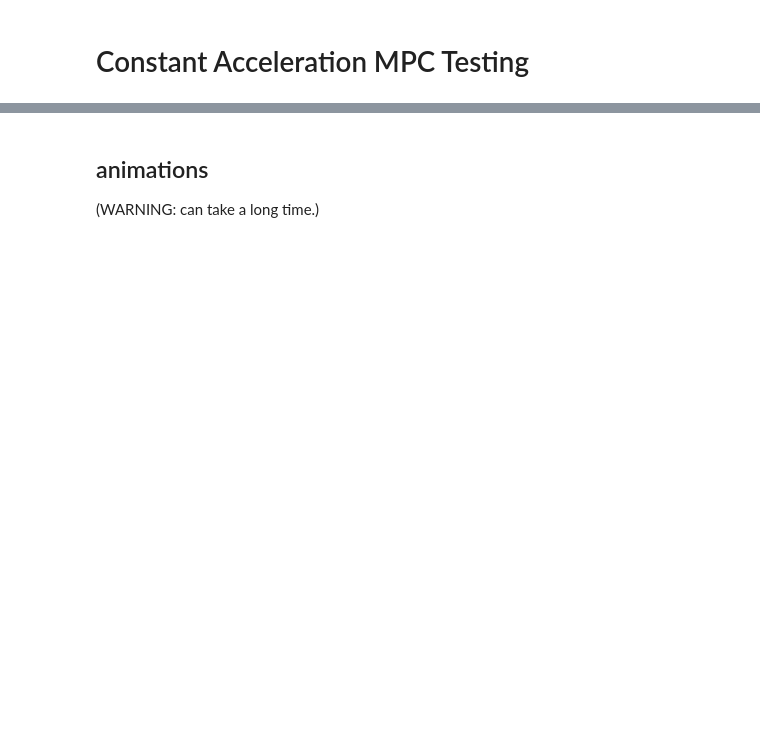
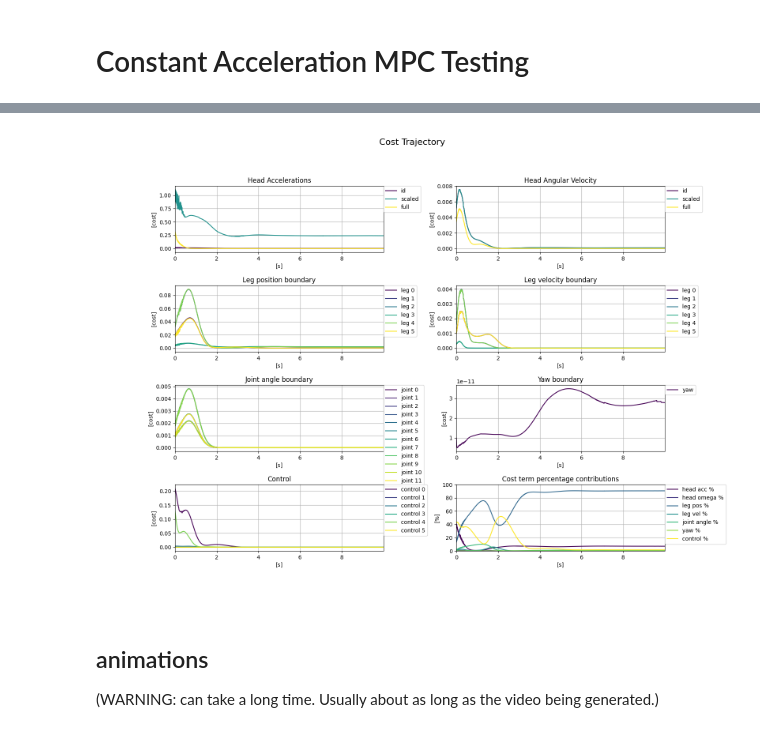
Before and after one commit to jozbee/mpc_comparison, a Jupyter notebook: notebooks/const_acc.ipynb, the cells around one changed output, grey strips where cells are left out. Cells and saved outputs as stored; diff of their text form; code cells hidden in the pictures; blank space fills up the shorter version.

Commit message:
add static cost plot

```diff
--- a/notebooks/const_acc.ipynb
+++ b/notebooks/const_acc.ipynb
@@ -40,13 +40,13 @@ omega_ref = jnp.tile(A=omega_ref, reps=(n, 1))
 # %%
 # cost setup
 
-weights = opt.Weights(
+weights = opt.ExpWeights(
     acc=jnp.array([1e1, 1e1, 1e0]),
     alpha_acc=jnp.array([4.0]),
 )
 
 # induces interesting periodic behavior...
-# weights = opt.Weights(
+# weights = opt.ExpWeights(
 #     acc=jnp.array([1e2, 1e2, 1e0]),
 #     omega=jnp.array([1e2, 1e2, 1e2]),
 #     alpha_acc=jnp.array([4.0]),
@@ -80,6 +80,12 @@ yaw_cost = quartic_cost.QuarticCost.from_bounds(
     low=-const.max_yaw,
     high=const.max_yaw,
 )
+cost_terms = opt.CostTerms(
+    leg_cost=leg_cost,
+    leg_vel_cost=leg_vel_cost,
+    joint_angle_cost=joint_angle_cost,
+    yaw_cost=yaw_cost,
+)
 # %%
 def table_sol_from_flat_control(state0: jax.Array, flat_control: jax.Array) -> utils.TableSol:
     control = opt.Control.from_flat(flat_control)
@@ -92,22 +98,19 @@ def table_sol_from_flat_control(state0: jax.Array, flat_control: jax.Array) -> u
     return table_sol
 # %%
 # train setup
-acados_get_cost = functools.partial(
+get_cost = functools.partial(
     opt.get_cost,
     weights=weights,
+    cost_terms=cost_terms,
     acc_ref=acc_ref,
     omega_ref=omega_ref,
-    leg_cost=leg_cost,
-    leg_vel_cost=leg_vel_cost,
-    joint_angle_cost=joint_angle_cost,
-    yaw_cost=yaw_cost,
     # state0=state0,
 )
 
 def train_step(
     state0: jax.Array, last_control: jax.Array, **kwargs
 ) -> tuple[jax.Array, jax.Array, utils.TableSol, sci_opt.OptimizeResult, float]:
-    cost, cost_jac, _ = acados_get_cost(state0=state0)
+    cost, cost_jac, _ = get_cost(state0=state0)
     t0 = time.time()
     opt_options = kwargs.get("opt_options", {"maxiter": 16, "maxls": 8})
     res = sci_opt.minimize(
@@ -170,6 +166,12 @@ plt.close("all")
 sol_list_end = []
 extra_steps = 0
 
-sol_list_end = viz.split_tablesol(sol_list[-1])
-extra_steps = sol_list[-1].u.shape[0] - 1
+# sol_list_end = viz.split_tablesol(sol_list[-1])
+# extra_steps = sol_list[-1].u.shape[0] - 1
+
+trajectory = sol_list + sol_list_end
+references= {
+    "xyz-acceleration": jnp.tile(A=acc_ref[0], reps=(len(trajectory), 1)),
+    "angular-velocity": jnp.tile(A=omega_ref[0], reps=(len(trajectory), 1)),
+}
 # %%
@@ -196,4 +184,15 @@ acados_human_fig = viz.plot_human_trajectory(
 # import pickle
 # with open("data/const_acc_400_sol.pickle", "wb") as f:
 #     pickle.dump(sol_list, f)
+# %%
+reps = (len(trajectory), 1, 1)
+cost_trajectory_fig = viz.plot_cost_trajectory(
+    acc_refs=jnp.tile(acc_ref, reps),
+    omega_refs=jnp.tile(omega_ref, reps),
+    weights=weights,
+    cost_terms=cost_terms,
+    trajectory=trajectory,
+)
+# %% [output]
+[figure, added]
 # %%
@@ -228,7 +214,8 @@ plt.show()
 # %% [markdown]
 ## animations
 
-(WARNING: can take a long time.)
+(WARNING: can take a long time.
+Usually about as long as the video being generated.)
 # %%
 trajectory = sol_list + sol_list_end
 references={
```
Also changed, not shown: parts of 7 cells of this notebook, 3 other files.
